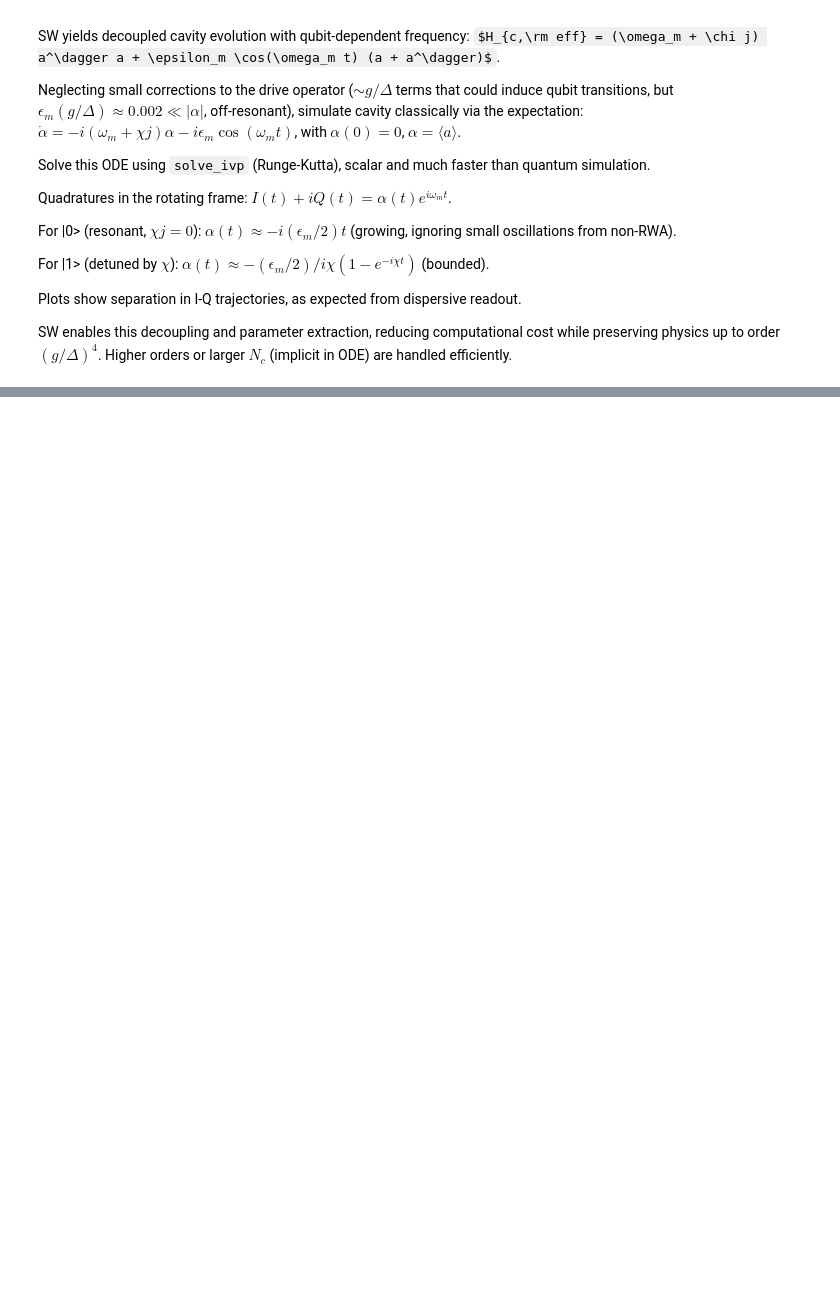
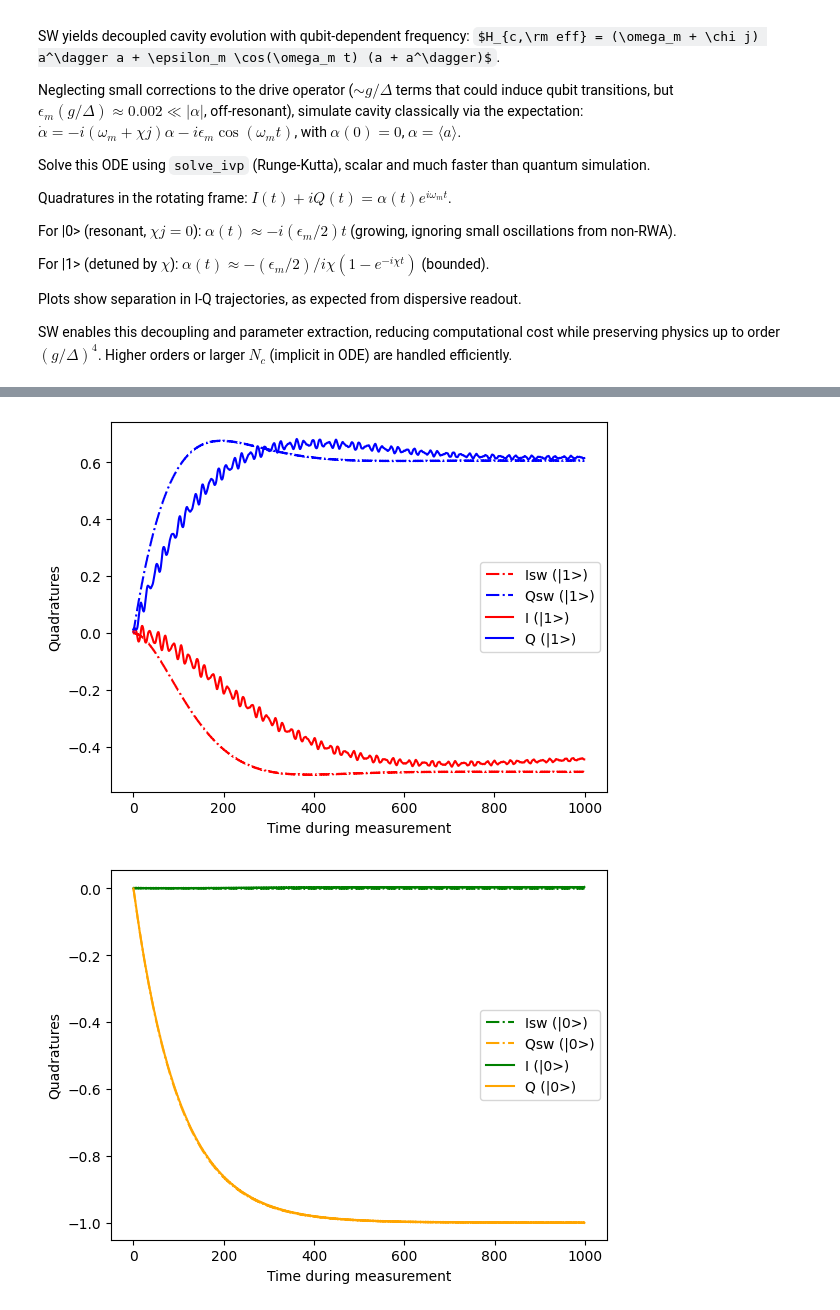
Before and after one commit to miamico/superconducting-qubits, a Jupyter notebook: numerics/first_principles_simulator.ipynb, the cells around one changed output, grey strips where cells are left out. Saved outputs shown, nothing was run; the diff lists cells and outputs as text; code cells hidden in the pictures; some formulas as TeX source; blank space fills up the shorter version.

```diff
--- a/numerics/first_principles_simulator.ipynb
+++ b/numerics/first_principles_simulator.ipynb
@@ -1065,2 +1075,25 @@ Pi pulse duration: 63.589743589743584, P1: 1.008240845199154, P2: 0.015057842962
+# %%
+plt.figure()
+plt.plot(-I_1_sw[:1000], label='Isw (|1>)', color='red', linestyle = '-.' )
+plt.plot(-Q_1_sw[:1000], label='Qsw (|1>)', color='blue', linestyle = '-.' )
+plt.plot(I_1[:1000], label='I (|1>)', color='red')
+plt.plot(Q_1[:1000], label='Q (|1>)', color='blue')
+plt.xlabel('Time during measurement')
+plt.ylabel('Quadratures')
+plt.legend()
+plt.show()
+
+plt.figure()
+plt.plot(I_0_sw[:1000], label='Isw (|0>)', color='green', linestyle = '-.' )
+plt.plot(Q_0_sw[:1000], label='Qsw (|0>)', color='orange', linestyle = '-.' )
+plt.plot(I_0[:1000], label='I (|0>)', color='green')
+plt.plot(Q_0[:1000], label='Q (|0>)', color='orange')
+plt.xlabel('Time during measurement')
+plt.ylabel('Quadratures')
+plt.legend()
+plt.show()
+# %% [output]
+[figure, added]
+[figure, added]
 # %%
 plt.figure()
```
Also changed, not shown: parts of 15 cells of this notebook, 3 other files.
